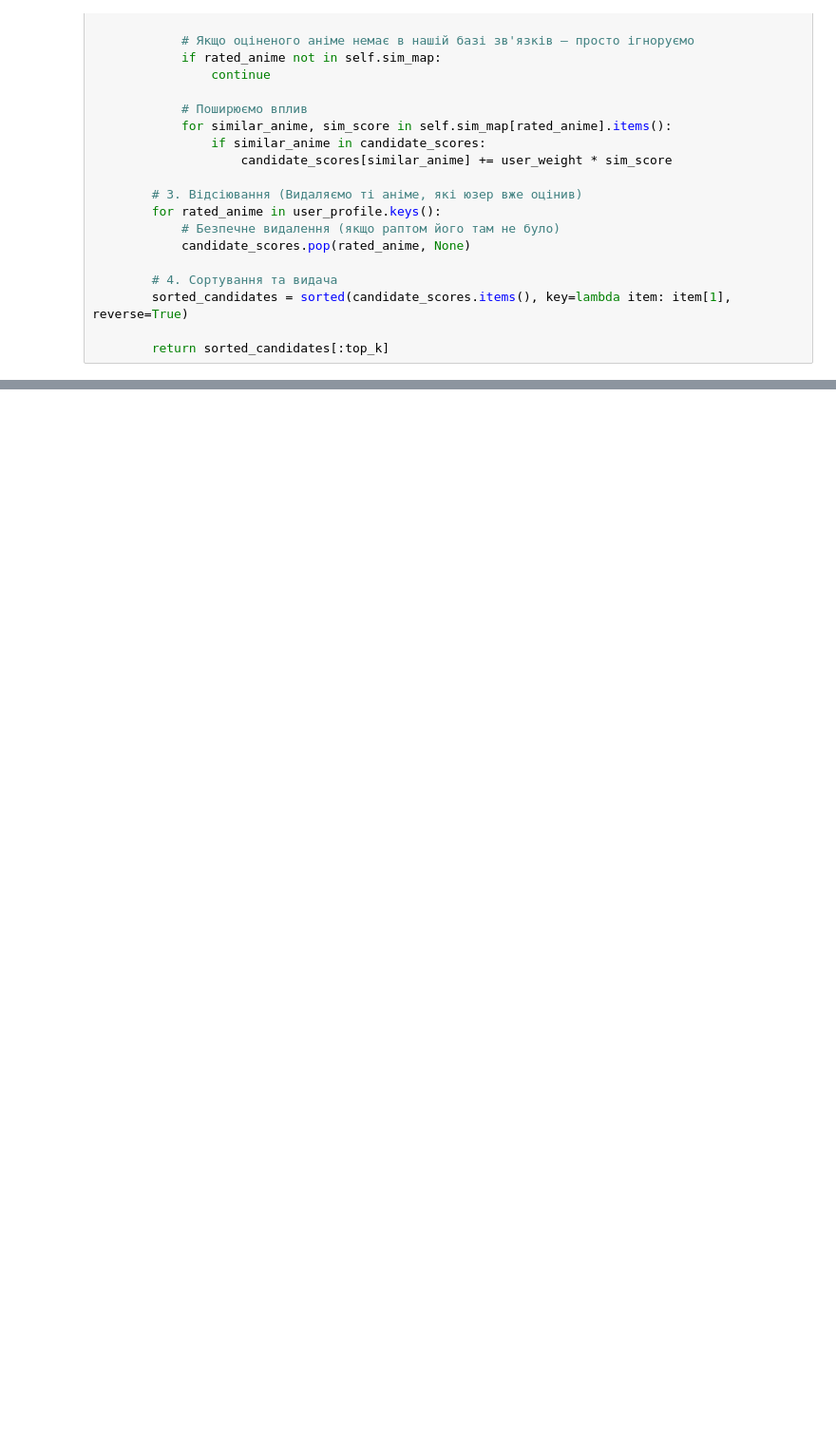
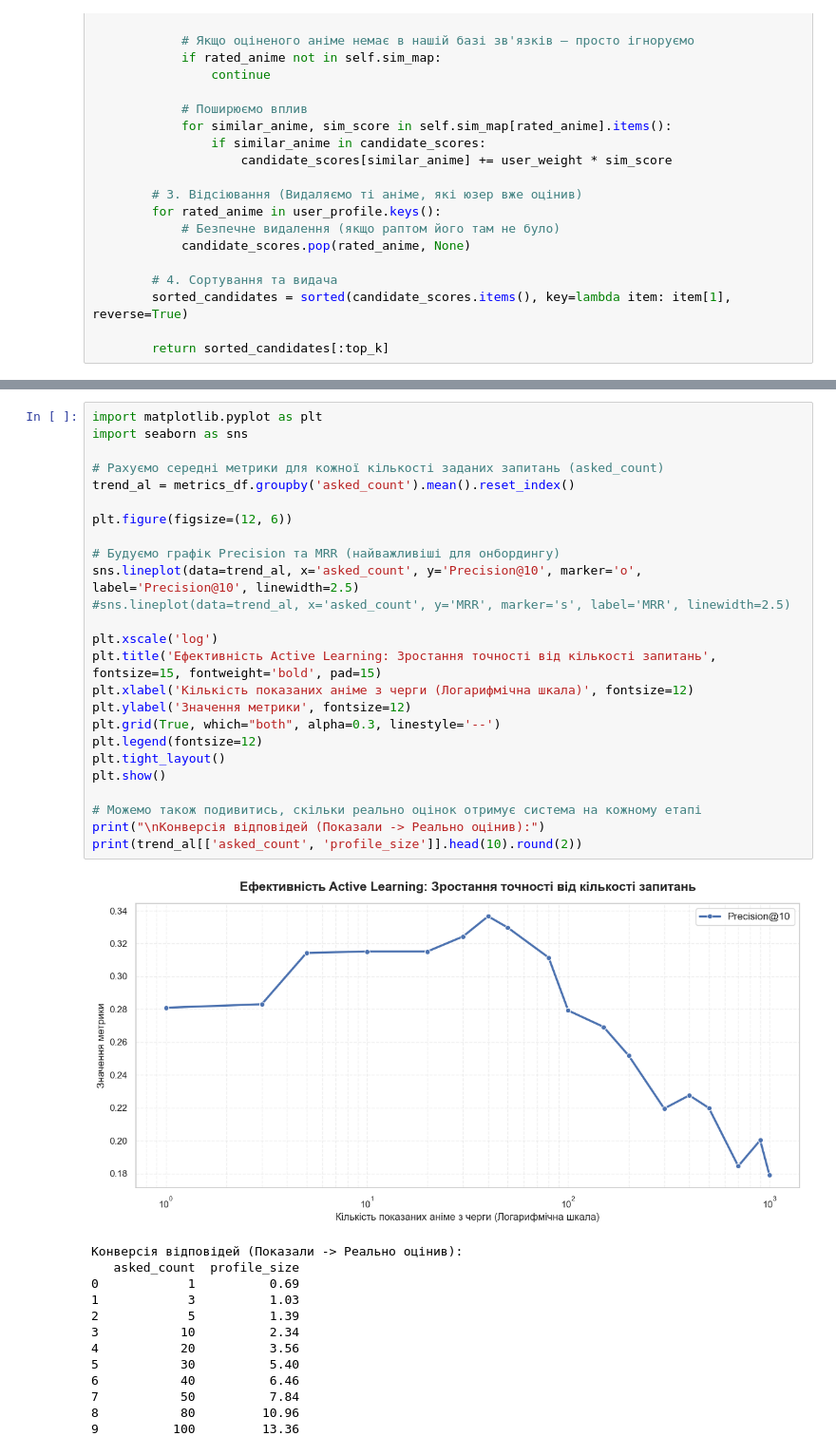
Before and after one commit to AntonBubnov/anime-rec-sys-evaluation, a Jupyter notebook: notebooks/06_model_Real-Time_Item-Based.ipynb, the cells around one changed output, grey strips where cells are left out. Shown at 95% size. Cells and saved outputs as stored; diff of their text form; blank space fills up the shorter version.

```diff
--- a/notebooks/06_model_Real-Time_Item-Based.ipynb
+++ b/notebooks/06_model_Real-Time_Item-Based.ipynb
@@ -518,0 +553,39 @@ display(top_10_anime[existing_cols].reset_index(drop=True))
+# %%
+import matplotlib.pyplot as plt
+import seaborn as sns
+
+# Рахуємо середні метрики для кожної кількості заданих запитань (asked_count)
+trend_al = metrics_df.groupby('asked_count').mean().reset_index()
+
+plt.figure(figsize=(12, 6))
+
+# Будуємо графік Precision та MRR (найважливіші для онбордингу)
+sns.lineplot(data=trend_al, x='asked_count', y='Precision@10', marker='o', label='Precision@10', linewidth=2.5)
+#sns.lineplot(data=trend_al, x='asked_count', y='MRR', marker='s', label='MRR', linewidth=2.5)
+
+plt.xscale('log')
+plt.title('Ефективність Active Learning: Зростання точності від кількості запитань', fontsize=15, fontweight='bold', pad=15)
+plt.xlabel('Кількість показаних аніме з черги (Логарифмічна шкала)', fontsize=12)
+plt.ylabel('Значення метрики', fontsize=12)
+plt.grid(True, which="both", alpha=0.3, linestyle='--')
+plt.legend(fontsize=12)
+plt.tight_layout()
+plt.show()
+
+# Можемо також подивитись, скільки реально оцінок отримує система на кожному етапі
+print("\nКонверсія відповідей (Показали -> Реально оцінив):")
+print(trend_al[['asked_count', 'profile_size']].head(10).round(2))
+# %% [output]
+[figure, added]
+Конверсія відповідей (Показали -> Реально оцінив):
+   asked_count  profile_size
+0            1          0.69
+1            3          1.03
+2            5          1.39
+3           10          2.34
+4           20          3.56
+5           30          5.40
+6           40          6.46
+7           50          7.84
+8           80         10.96
+9          100         13.36
```
Also changed, not shown: parts of 17 cells of this notebook.
